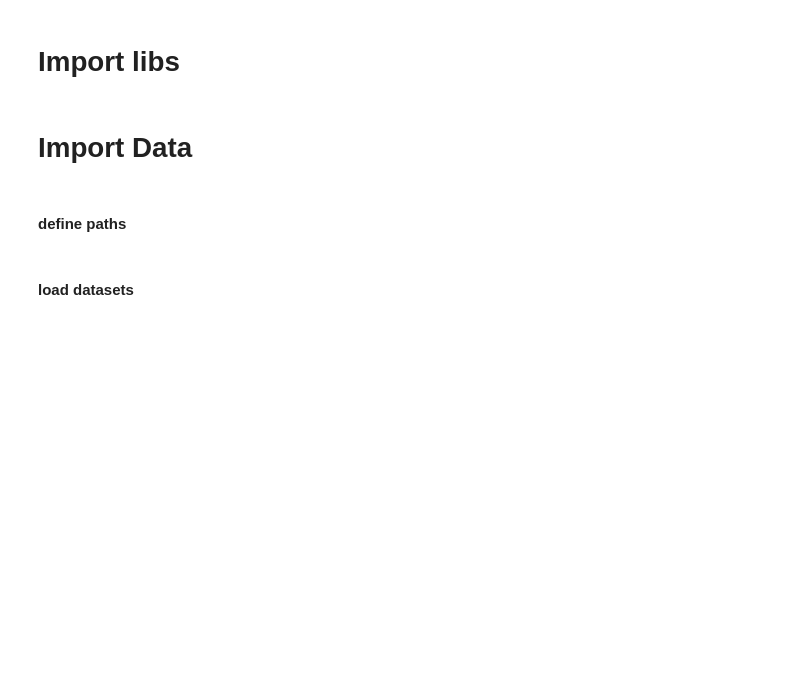
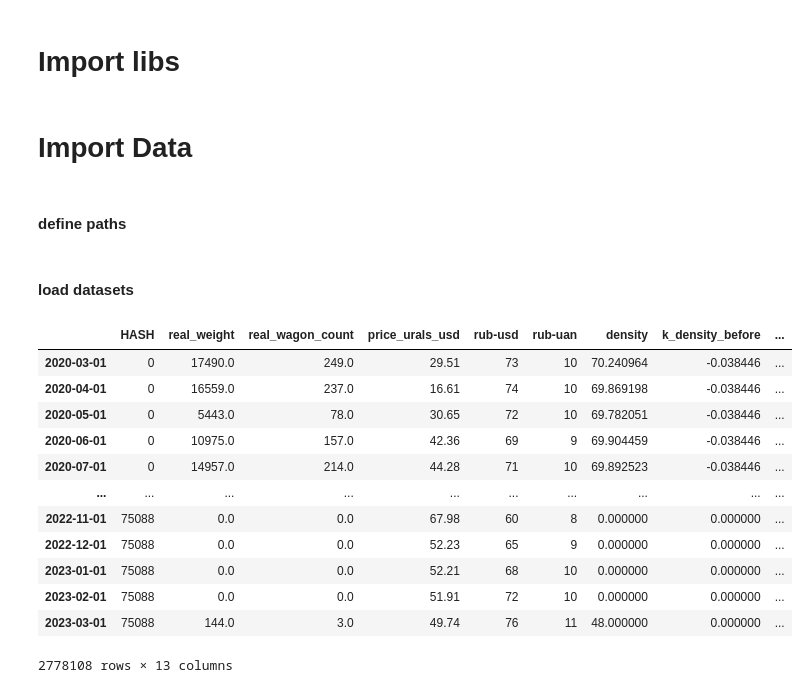
Before and after one commit to GishB/DataWagonHack, a Jupyter notebook: experiments/eda/CatBoost_pipe.ipynb, the cells around one changed output. Drawn from its saved outputs; the diff is of its cells as text; code cells hidden in the pictures; blank space fills up the shorter version.

```diff
--- a/experiments/eda/CatBoost_pipe.ipynb
+++ b/experiments/eda/CatBoost_pipe.ipynb
@@ -44,0 +28,24 @@ df = pd.merge(df_hash_data, df_additional_features, left_index=True, right_index
+# %%
+df_clusters = df_clusters.drop(axis=1, columns=['int_index'])
+# %%
+df_clusters['real_weight_3_month_ago'] = df_clusters['real_weight'].shift(3)
+# %%
+df_clusters['real_weight_2_month_ago'] = df_clusters['real_weight'].shift(2)
+# %%
+df_clusters['real_weight_1_month_ago'] = df_clusters['real_weight'].shift(1)
+# %%
+df_clusters
+# %% [output]
+|  | HASH | real_weight | real_wagon_count | price_urals_usd | rub-usd | rub-uan | density | k_density_before | ... |
+| 2020-03-01 | 0 | 17490.0 | 249.0 | 29.51 | 73 | 10 | 70.240964 | -0.038446 | ... |
+| 2020-04-01 | 0 | 16559.0 | 237.0 | 16.61 | 74 | 10 | 69.869198 | -0.038446 | ... |
+| 2020-05-01 | 0 | 5443.0 | 78.0 | 30.65 | 72 | 10 | 69.782051 | -0.038446 | ... |
+| 2020-06-01 | 0 | 10975.0 | 157.0 | 42.36 | 69 | 9 | 69.904459 | -0.038446 | ... |
+| 2020-07-01 | 0 | 14957.0 | 214.0 | 44.28 | 71 | 10 | 69.892523 | -0.038446 | ... |
+| ... | ... | ... | ... | ... | ... | ... | ... | ... | ... |
+| 2022-11-01 | 75088 | 0.0 | 0.0 | 67.98 | 60 | 8 | 0.000000 | 0.000000 | ... |
+| 2022-12-01 | 75088 | 0.0 | 0.0 | 52.23 | 65 | 9 | 0.000000 | 0.000000 | ... |
+| 2023-01-01 | 75088 | 0.0 | 0.0 | 52.21 | 68 | 10 | 0.000000 | 0.000000 | ... |
+| 2023-02-01 | 75088 | 0.0 | 0.0 | 51.91 | 72 | 10 | 0.000000 | 0.000000 | ... |
+| 2023-03-01 | 75088 | 144.0 | 3.0 | 49.74 | 76 | 11 | 48.000000 | 0.000000 | ... |
+2778108 rows × 13 columns
```
Also changed, not shown: parts of 27 cells of this notebook.
